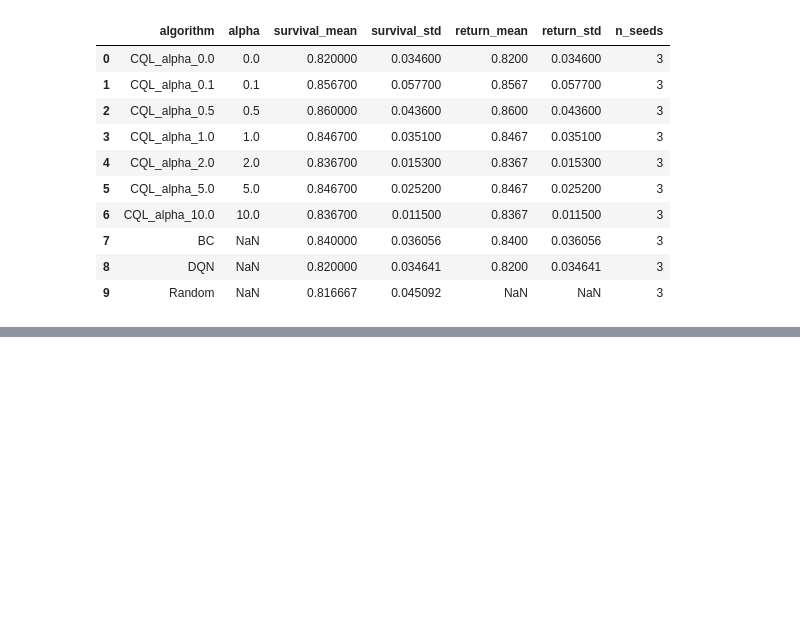
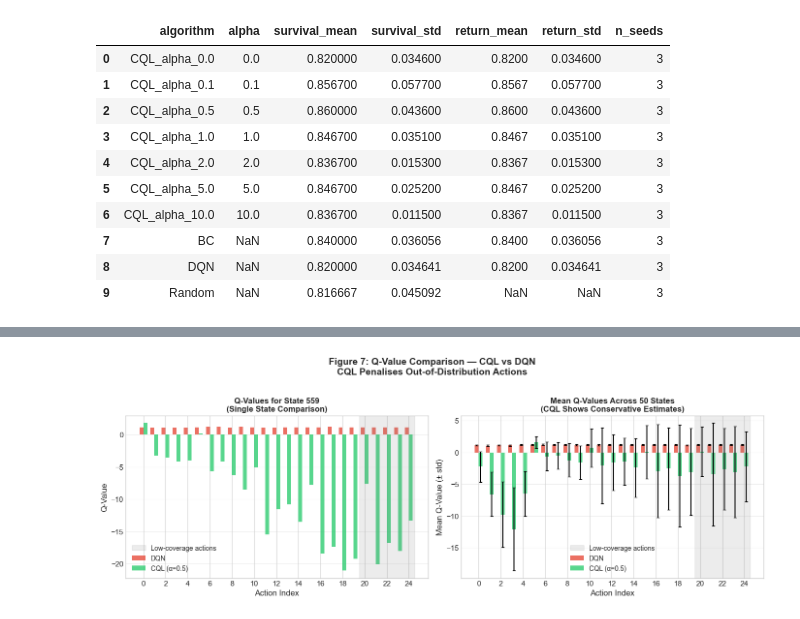
Before and after one commit to anishmariathasan/CQL-sepsis, a Jupyter notebook: notebooks/02_comprehensive_evaluation.ipynb, the cells around one changed output, grey strips where cells are left out. Saved outputs shown, nothing was run; the diff lists cells and outputs as text; code cells hidden in the pictures; blank space fills up the shorter version.

```diff
--- a/notebooks/02_comprehensive_evaluation.ipynb
+++ b/notebooks/02_comprehensive_evaluation.ipynb
@@ -868,0 +1147,80 @@ Summary DataFrame:
+# %%
+# Plot Figure 7: Q-Value Comparison
+fig, axes = plt.subplots(1, 2, figsize=(14, 5))
+
+# Subplot 1: Q-values for a single representative state
+representative_state_idx = 0
+state_id = sample_states[representative_state_idx]
+
+ax1 = axes[0]
+x = np.arange(25)
+width = 0.35
+
+# Determine which actions are "in-distribution" (commonly taken by clinician for this state type)
+# For simplicity, mark actions with > 5% frequency in clinician data as "in-distribution"
+in_dist_actions = set(np.where(clinician_freq > 5)[0])
+
+# Colour bars by in/out of distribution
+cql_colours = ['#2ecc71' if i in in_dist_actions else '#27ae60' for i in range(25)]
+dqn_colours = ['#e74c3c' if i in in_dist_actions else '#c0392b' for i in range(25)]
+
+bars1 = ax1.bar(x - width/2, dqn_q_values[representative_state_idx], width,
+                label='DQN', color='#e74c3c', alpha=0.8)
+bars2 = ax1.bar(x + width/2, cql_q_values[representative_state_idx], width,
+                label='CQL (α=0.5)', color='#2ecc71', alpha=0.8)
+
+# Highlight OOD region
+ax1.axvspan(19.5, 24.5, alpha=0.15, color='gray', label='Low-coverage actions')
+
+ax1.set_xlabel('Action Index', fontsize=12)
+ax1.set_ylabel('Q-Value', fontsize=12)
+ax1.set_title(f'Q-Values for State {state_id}\n(Single State Comparison)', fontsize=12, fontweight='bold')
+ax1.legend(fontsize=10)
+ax1.grid(axis='y', alpha=0.3)
+ax1.set_xticks(x[::2])
+
+# Subplot 2: Mean Q-values across all sampled states
+ax2 = axes[1]
+
+mean_cql_q = cql_q_values.mean(axis=0)
+mean_dqn_q = dqn_q_values.mean(axis=0)
+std_cql_q = cql_q_values.std(axis=0)
+std_dqn_q = dqn_q_values.std(axis=0)
+
+ax2.bar(x - width/2, mean_dqn_q, width, yerr=std_dqn_q,
+        label='DQN', color='#e74c3c', alpha=0.8, capsize=2)
+ax2.bar(x + width/2, mean_cql_q, width, yerr=std_cql_q,
+        label='CQL (α=0.5)', color='#2ecc71', alpha=0.8, capsize=2)
+
+# Highlight OOD region
+ax2.axvspan(19.5, 24.5, alpha=0.15, color='gray', label='Low-coverage actions')
+
+ax2.set_xlabel('Action Index', fontsize=12)
+ax2.set_ylabel('Mean Q-Value (± std)', fontsize=12)
+ax2.set_title(f'Mean Q-Values Across {len(sample_states)} States\n(CQL Shows Conservative Estimates)', fontsize=12, fontweight='bold')
+ax2.legend(fontsize=10)
+ax2.grid(axis='y', alpha=0.3)
+ax2.set_xticks(x[::2])
+
+plt.suptitle('Figure 7: Q-Value Comparison — CQL vs DQN\nCQL Penalises Out-of-Distribution Actions',
+             fontsize=14, fontweight='bold', y=1.02)
+
+plt.tight_layout()
+
+# Save figure
+fig7_path = FIGURES_DIR / 'fig7_qvalue_comparison.png'
+plt.savefig(fig7_path, dpi=300, bbox_inches='tight', facecolor='white')
+print(f"Saved: {fig7_path}")
+
+plt.show()
+
+# Print analysis
+print("\n--- Q-Value Analysis ---")
+print(f"Mean Q-value (all actions):")
+print(f"  DQN: {mean_dqn_q.mean():.3f} ± {mean_dqn_q.std():.3f}")
+print(f"  CQL: {mean_cql_q.mean():.3f} ± {mean_cql_q.std():.3f}")
+print(f"\nMean Q-value for extreme actions (20-24):")
+print(f"  DQN: {mean_dqn_q[20:25].mean():.3f}")
+print(f"  CQL: {mean_cql_q[20:25].mean():.3f}")
+print(f"\nQ-value gap (DQN - CQL) for extreme actions: {(mean_dqn_q[20:25] - mean_cql_q[20:25]).mean():.3f}")
+# %% [output]
@@ -868,0 +1228 @@ Summary DataFrame:
+[figure, added]
```
Also changed, not shown: parts of 9 cells of this notebook, 2 other files.
